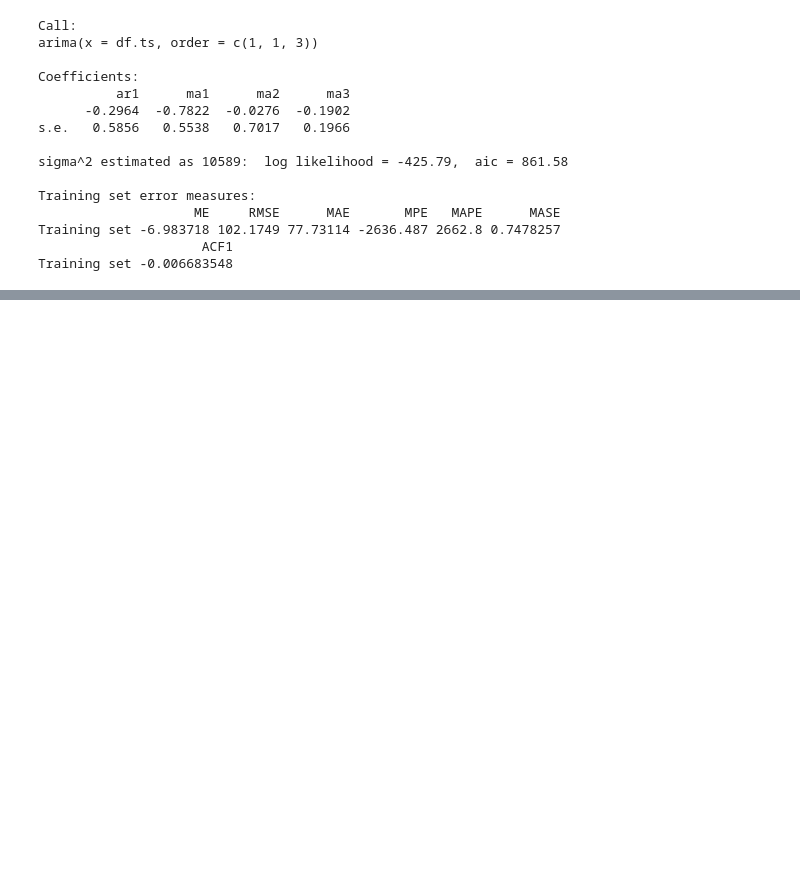
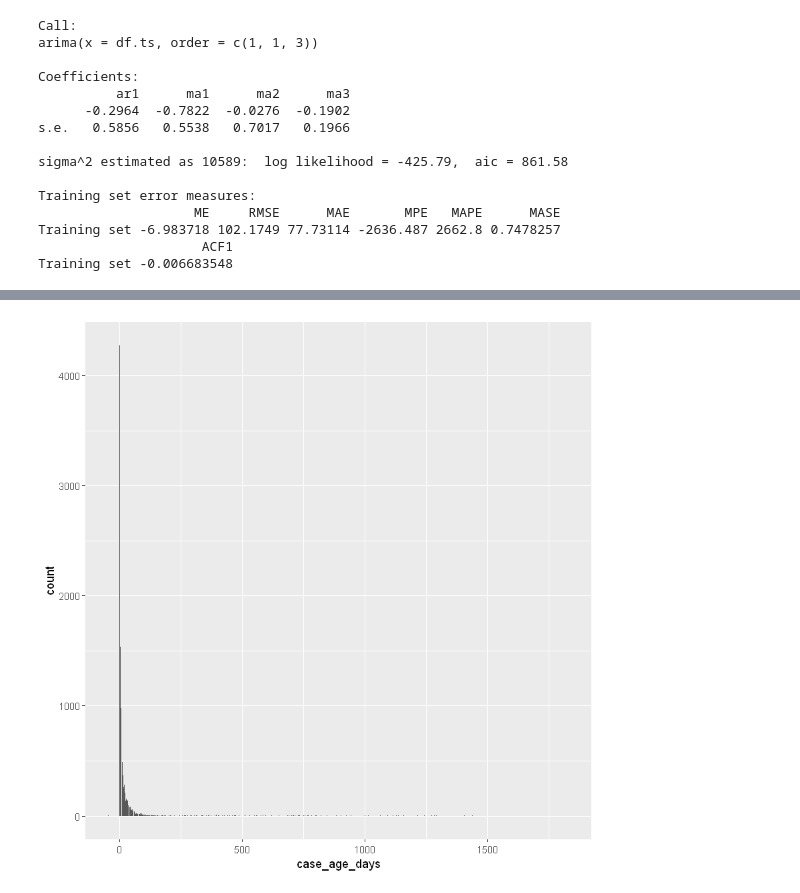
Before and after one commit to hjyoon16/ADS506-Team1, a Jupyter notebook: Project_Grigor_Tashchyan.ipynb, the cells around one changed output, grey strips where cells are left out. Cells and saved outputs as stored; diff of their text form; code cells hidden in the pictures; blank space fills up the shorter version.

```diff
--- a/Project_Grigor_Tashchyan.ipynb
+++ b/Project_Grigor_Tashchyan.ipynb
@@ -174,0 +254,4 @@ autoplot(df.ts, series = "Actual") +autolayer(FW.ma, series ="MovingAvg") + them
+# %%
+ggplot(data = df) + geom_bar(mapping = aes(x=case_age_days))
+# %% [output]
+[figure, added]
```
Also changed, not shown: parts of 10 cells of this notebook.
